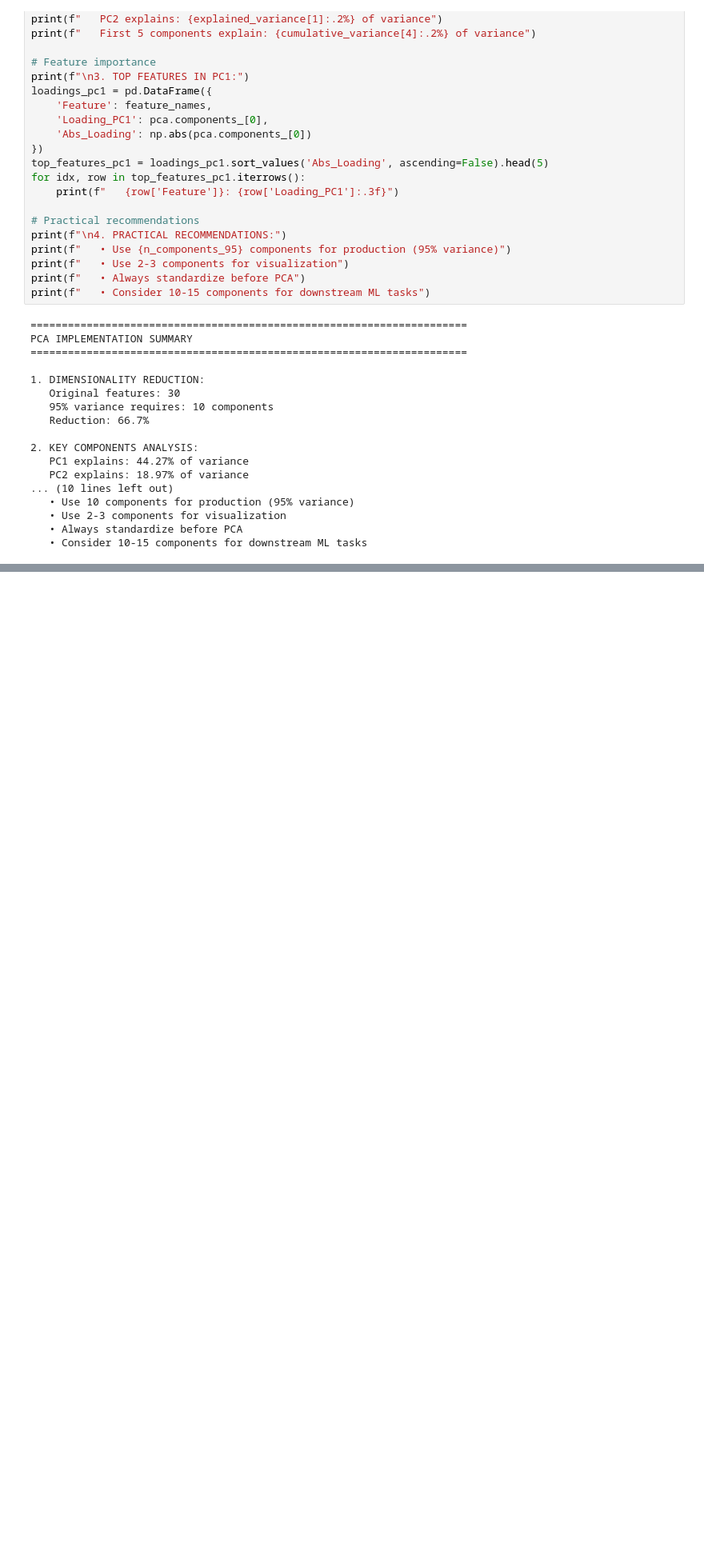
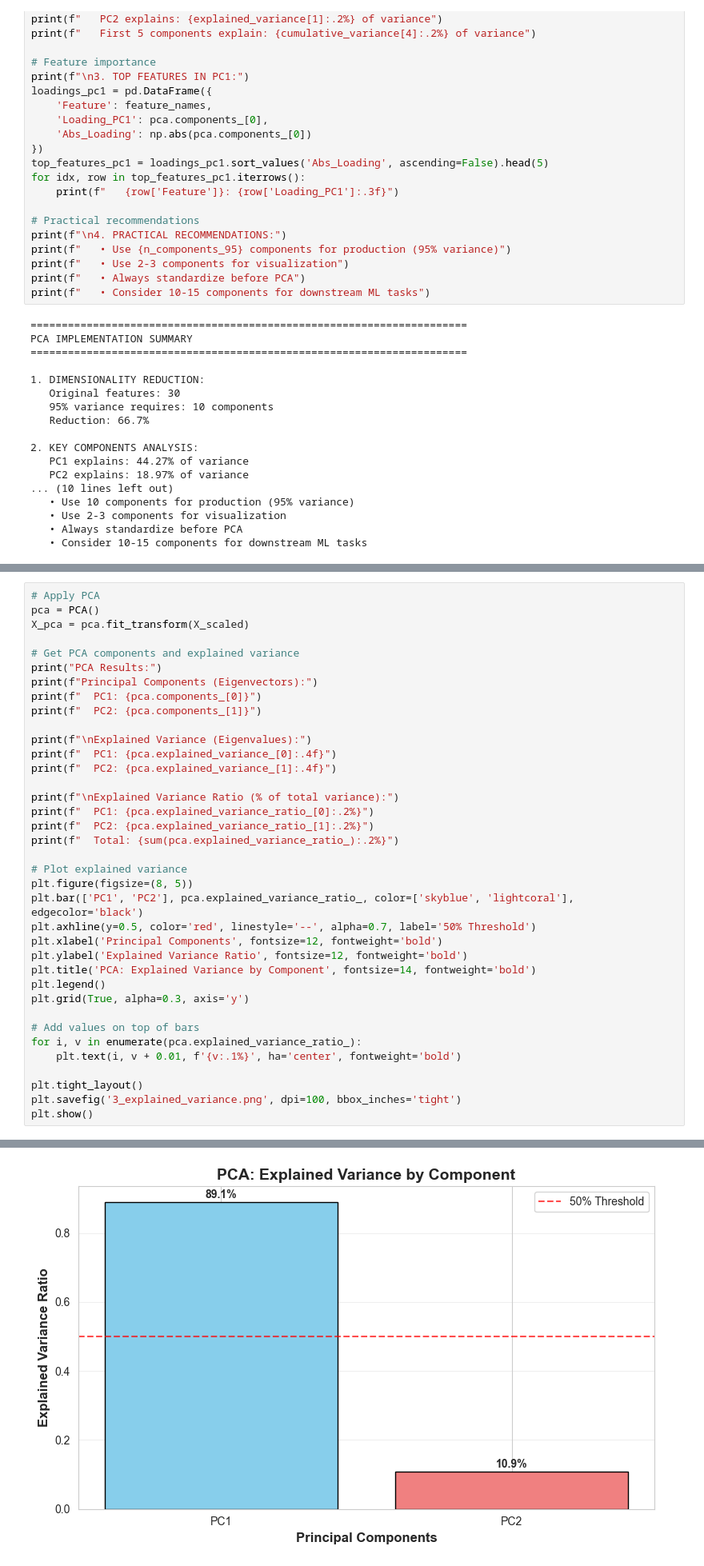
Before and after one commit to pratikadamas/DS-ML-NLP, a Jupyter notebook: PCA/pca1.0.ipynb, the cells around one changed output, grey strips where cells are left out. Shown at 80% size. Saved outputs shown, nothing was run; the diff lists cells and outputs as text; blank space fills up the shorter version.

```diff
--- a/PCA/pca1.0.ipynb
+++ b/PCA/pca1.0.ipynb
@@ -726,0 +842,38 @@ PCA IMPLEMENTATION SUMMARY
+# %%
+# Apply PCA
+pca = PCA()
+X_pca = pca.fit_transform(X_scaled)
+
+# Get PCA components and explained variance
+print("PCA Results:")
+print(f"Principal Components (Eigenvectors):")
+print(f"  PC1: {pca.components_[0]}")
+print(f"  PC2: {pca.components_[1]}")
+
+print(f"\nExplained Variance (Eigenvalues):")
+print(f"  PC1: {pca.explained_variance_[0]:.4f}")
+print(f"  PC2: {pca.explained_variance_[1]:.4f}")
+
+print(f"\nExplained Variance Ratio (% of total variance):")
+print(f"  PC1: {pca.explained_variance_ratio_[0]:.2%}")
+print(f"  PC2: {pca.explained_variance_ratio_[1]:.2%}")
+print(f"  Total: {sum(pca.explained_variance_ratio_):.2%}")
+
+# Plot explained variance
+plt.figure(figsize=(8, 5))
+plt.bar(['PC1', 'PC2'], pca.explained_variance_ratio_, color=['skyblue', 'lightcoral'], edgecolor='black')
+plt.axhline(y=0.5, color='red', linestyle='--', alpha=0.7, label='50% Threshold')
+plt.xlabel('Principal Components', fontsize=12, fontweight='bold')
+plt.ylabel('Explained Variance Ratio', fontsize=12, fontweight='bold')
+plt.title('PCA: Explained Variance by Component', fontsize=14, fontweight='bold')
+plt.legend()
+plt.grid(True, alpha=0.3, axis='y')
+
+# Add values on top of bars
+for i, v in enumerate(pca.explained_variance_ratio_):
+    plt.text(i, v + 0.01, f'{v:.1%}', ha='center', fontweight='bold')
+
+plt.tight_layout()
+plt.savefig('3_explained_variance.png', dpi=100, bbox_inches='tight')
+plt.show()
+# %% [output]
@@ -726,0 +893 @@ PCA IMPLEMENTATION SUMMARY
+[figure, added]
```
Also changed, not shown: parts of 9 cells of this notebook, 6 other files.
